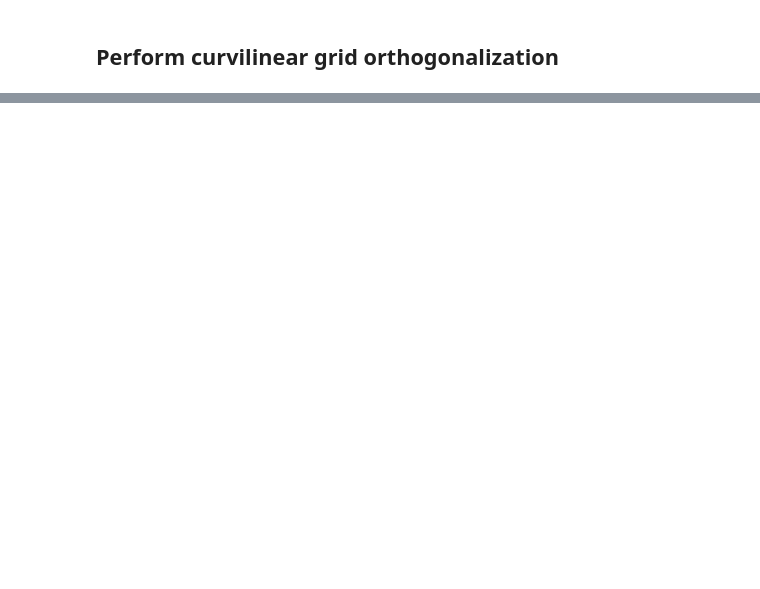
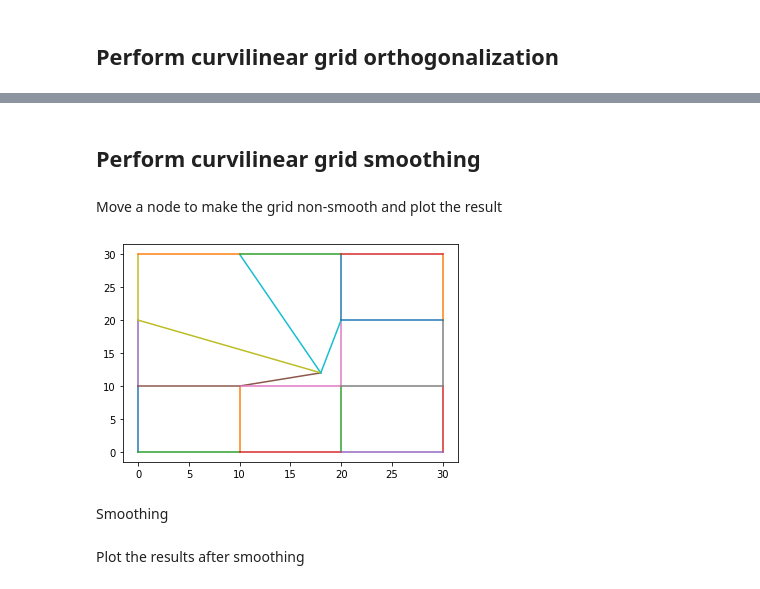
Before and after one commit to Deltares/MeshKernelPy, a Jupyter notebook: docs/examples/04_curvilineargrid_basics.ipynb, the cells around one changed output, grey strips where cells are left out. Saved outputs shown, nothing was run; the diff lists cells and outputs as text; code cells hidden in the pictures; blank space fills up the shorter version.

```diff
--- a/docs/examples/04_curvilineargrid_basics.ipynb
+++ b/docs/examples/04_curvilineargrid_basics.ipynb
@@ -254,0 +250,14 @@ After orthogonalization (internal node positions are different, but differences
+# %% [markdown]
+## Perform curvilinear grid smoothing
+# %% [markdown]
+Move a node to make the grid non-smooth and plot the result
+# %%
+mk = create_mk_instance_with_a_uniform_curvilinear_grid()
+mk.curvilinear_move_node(10.0,20.0,18.0,12.0)
+curvilinear_grid = mk.curvilineargrid_get()
+fig, ax = plt.subplots()
+curvilinear_grid.plot_edges(ax)
+# %% [output]
+[figure, added]
+# %% [markdown]
+Smoothing
@@ -255,3 +266,5 @@ After orthogonalization (internal node positions are different, but differences
+# %% [markdown]
+Plot the results after smoothing
 # %%
 curvilinear_grid = mk.curvilineargrid_get()
 fig, ax = plt.subplots()
```
Also changed, not shown: parts of 54 cells of this notebook, 2 other files.
